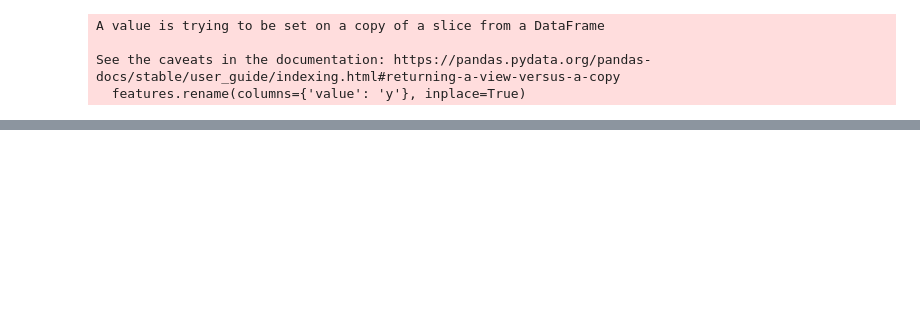
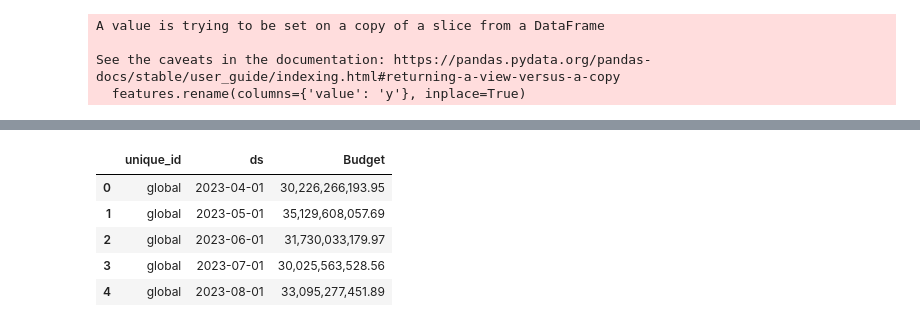
Before and after one commit to achett/Hierarchical-Model, a Jupyter notebook: Bayesian_Hierarchical_Model.ipynb, the cells around one changed output, grey strips where cells are left out. Cells and saved outputs as stored; diff of their text form; code cells hidden in the pictures; blank space fills up the shorter version.

```diff
--- a/Bayesian_Hierarchical_Model.ipynb
+++ b/Bayesian_Hierarchical_Model.ipynb
@@ -906,0 +1056,22 @@ decomposed_results.head()
+# %%
+########################
+# CREATE DATAFRAME TO PLOT
+########################
+bud_test.rename(columns={'y': 'Budget'}, inplace=True)
+
+# Update Actuals columns
+reva = pd.concat([reva_train, reva_test])
+reva['Actuals'] = reva.apply(lambda row: row['y'] if row['ds'] >= fct_st_date else None, axis=1)
+reva['Actuals (Train)'] = reva.apply(lambda row: row['y'] if row['ds'] < fct_st_date else None, axis=1)
+
+# Update forecast
+rev_prb_rec = rev_prb_rec[rev_prb_rec['ds']>=fct_st_date]
+
+# Merge
+rev_at_hier = reva.merge(rev_prb_rec[['unique_id', 'ds', 'Forecast']], on=['unique_id', 'ds'], how='left')
+rev_at_hier = rev_at_hier.merge(bud_test, on=['unique_id', 'ds'], how='left')
+rev_at_hier2plot = rev_at_hier.drop(columns=['y'])
+
+rev_prb_rec = rev_prb_rec[['unique_id', 'ds', 'model-lo-99.5', 'model-lo-97.5', 'model-lo-83.5',
+       'model-lo-75', 'Forecast', 'model-hi-75', 'model-hi-83.5',
+       'model-hi-97.5', 'model-hi-99.5']]
@@ -906,0 +1213,10 @@ decomposed_results.head()
+# %%
+# bud_test
+bud_test.head()
+# %% [output]
+|  | unique_id | ds | Budget |
+| 0 | global | 2023-04-01 | 30,226,266,193.95 |
+| 1 | global | 2023-05-01 | 35,129,608,057.69 |
+| 2 | global | 2023-06-01 | 31,730,033,179.97 |
+| 3 | global | 2023-07-01 | 30,025,563,528.56 |
+| 4 | global | 2023-08-01 | 33,095,277,451.89 |
```
Also changed, not shown: parts of 27 cells of this notebook.
